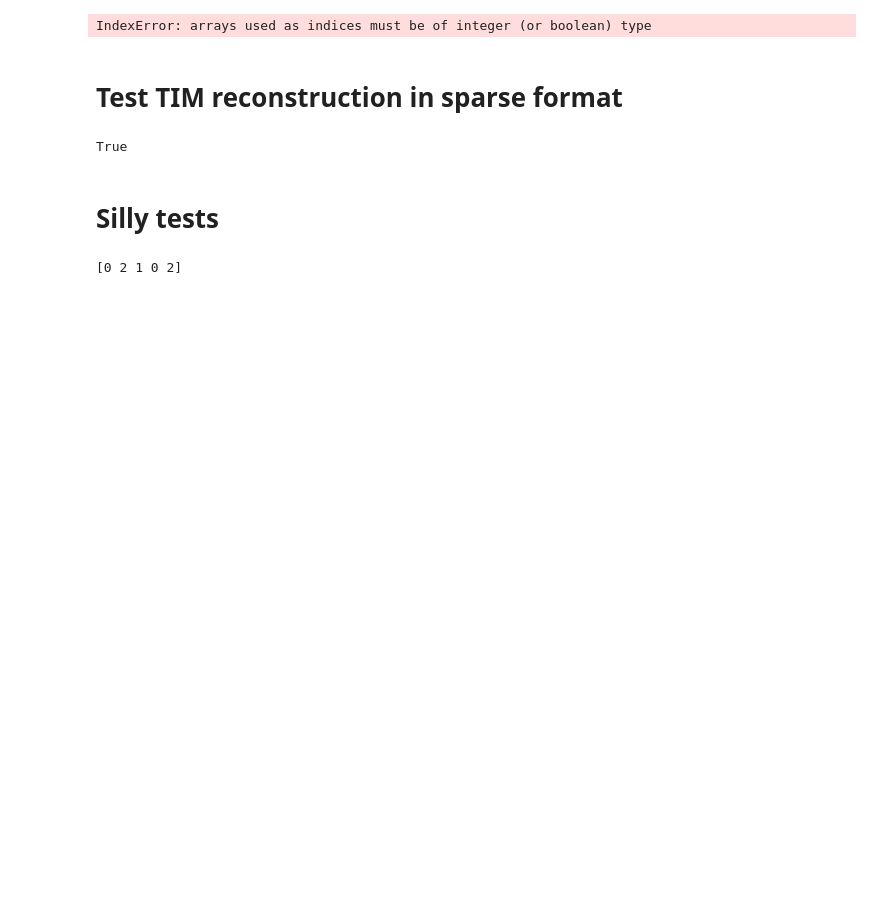
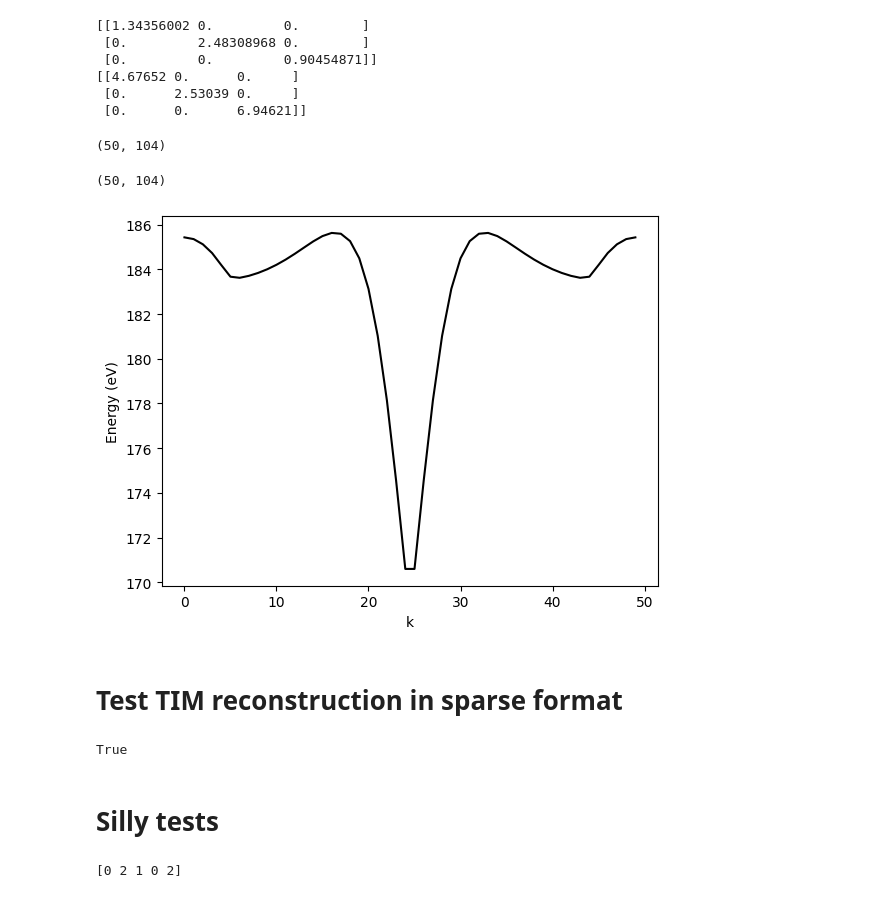
Before and after one commit to alapena/graph2mat4abn, a Jupyter notebook: tutorials/angel_bands.ipynb, the cells around one changed output. Drawn from its saved outputs; the diff is of its cells as text; code cells hidden in the pictures; blank space fills up the shorter version.

```diff
--- a/tutorials/angel_bands.ipynb
+++ b/tutorials/angel_bands.ipynb
@@ -80,8 +81,8 @@ def ReconstructH(k_point, H_coo, orb_i, orb_j, isc, cell):
     H_g=np.zeros((no, no), dtype=complex) #no x no matrix of zeros for our H(k) which we wil now fill (it may be wasteful to use a dense matrix for that, but we do it here for simplicity)
 
     for k in range(0, H_coo.nnz):
-        Ruc = np.array(np.sum([cell[i] * isc[k, i] for i in range(len(isc))], axis=0))  #unit cell to unit cell repetition distance (i.e. cell phase convention)
-        Phase=np.exp(1j*k_point.dot(Ruc))
+        R_uc = np.array(np.sum([cell[i] * isc[k, i] for i in range(len(isc[k]))], axis=0))  #unit cell to unit cell repetition distance (i.e. cell phase convention)
+        Phase=np.exp(1j*k_point.dot(R_uc))
         H_g[orb_i[k],orb_j[k]]+=H_coo.data[k]*Phase   #add contribution to correct entry of H(k)
 
     return H_g
@@ -112,9 +113,30 @@ for k_point in k_path:
     Sk = ReconstructH(k_point, S_coo, orb_i, orb_j, isc, cell)
 
     Ek = scipy.linalg.eigh(Hk, Sk, eigvals_only=True)
-    print(Ek.shape)
-    a
 
     energy_bands.append(Ek)
-# %% [output]
-IndexError: arrays used as indices must be of integer (or boolean) type
+# %%
+print(geometry.rcell)
+print(geometry.cell)
+# %% [output]
+[[1.34356002 0.         0.        ]
+ [0.         2.48308968 0.        ]
+ [0.         0.         0.90454871]]
+[[4.67652 0.      0.     ]
+ [0.      2.53039 0.     ]
+ [0.      0.      6.94621]]
+# %%
+energy_bands_plot = np.stack(energy_bands, axis=0)
+print(energy_bands_plot.shape)
+# %% [output]
+(50, 104)
+# %%
+x_axis = np.arange(len(energy_bands_plot[0]))
+x_axis = np.stack([x_axis]*len(energy_bands_plot), axis=0)
+plt.plot(energy_bands_plot[:,103].T, color="black")
+plt.xlabel("k")
+plt.ylabel("Energy (eV)")
+print(energy_bands_plot.shape)
+# %% [output]
+(50, 104)
+[figure, added]
```
Also changed, not shown: parts of 2 cells of this notebook.
